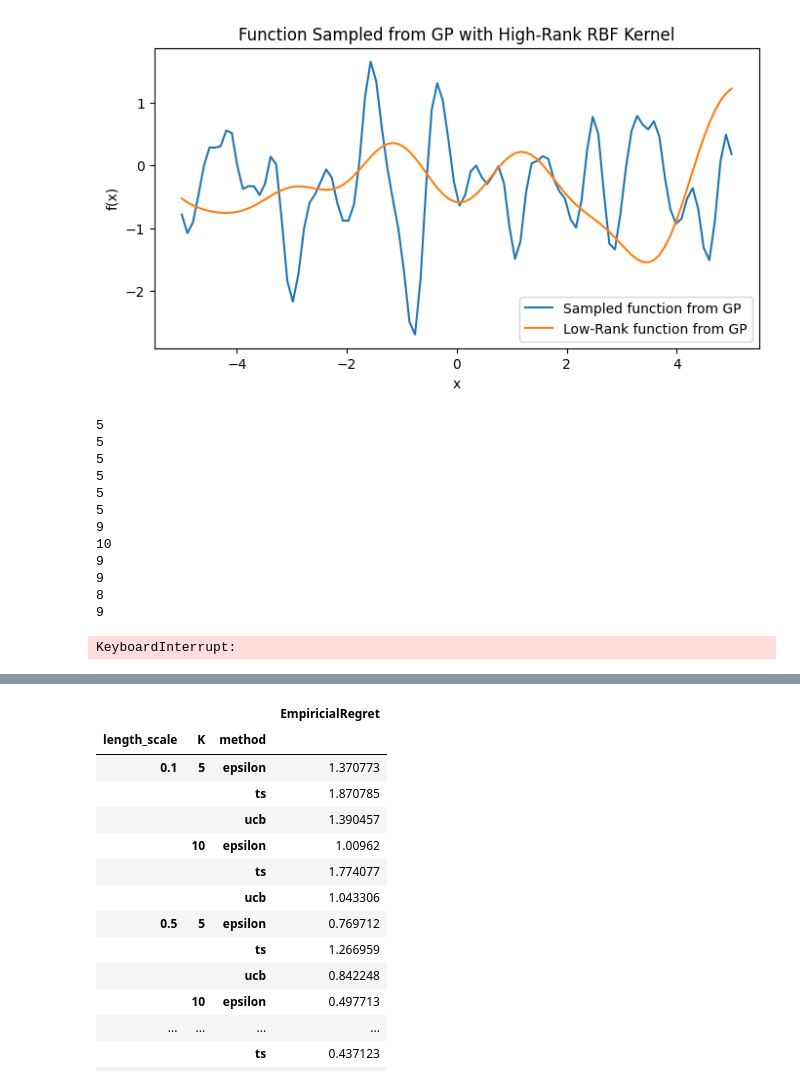
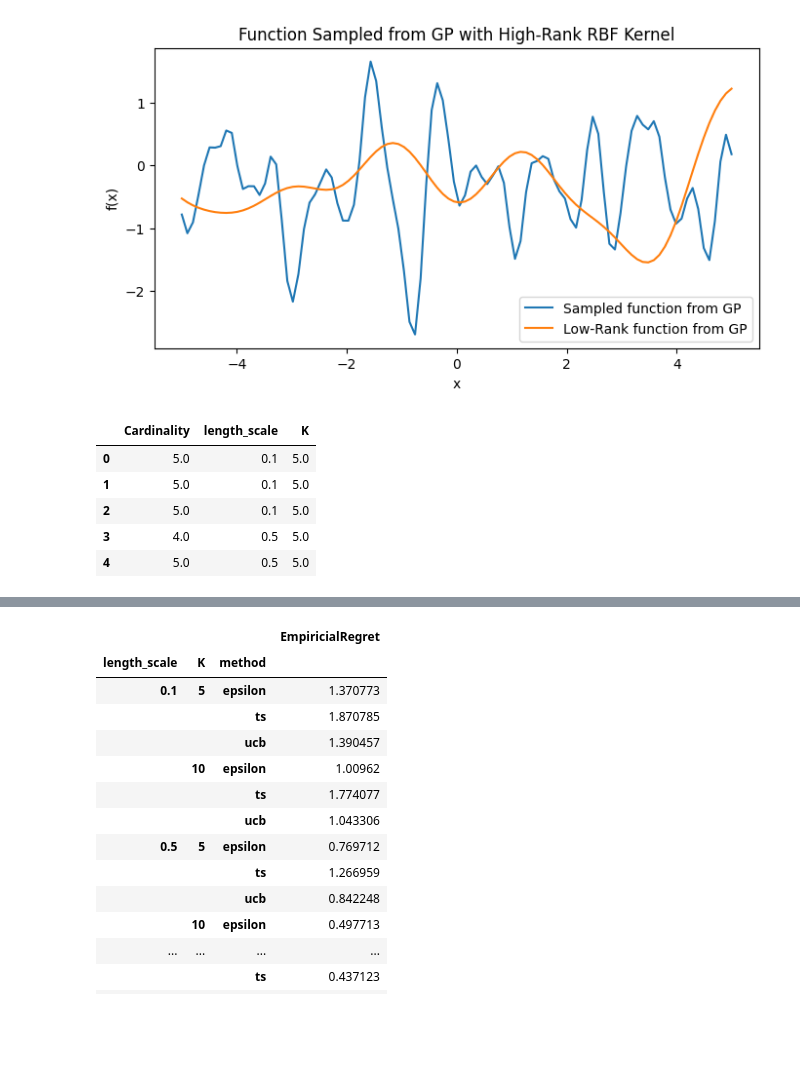
Before and after one commit to Quan-Zhou/MAB, a Jupyter notebook: RKHS.ipynb, the cells around one changed output, grey strips where cells are left out. Cells and saved outputs as stored; diff of their text form; code cells hidden in the pictures; blank space fills up the shorter version.

```diff
--- a/RKHS.ipynb
+++ b/RKHS.ipynb
@@ -133,6 +133,15 @@ class GPfunctions:
     #         mu[selected_actions] = f_samples[t,selected_actions]
     #         kernel_ts[selected_actions,selected_actions] += noise_var  # Update covariance matrix
     #     return selected_actions
+# %%
+cardinality
+# %% [output]
+|  | Cardinality | length_scale | K |
+| 0 | 5.0 | 0.1 | 5.0 |
+| 1 | 5.0 | 0.1 | 5.0 |
+| 2 | 5.0 | 0.1 | 5.0 |
+| 3 | 4.0 | 0.5 | 5.0 |
+| 4 | 5.0 | 0.5 | 5.0 |
 # %%
 report=pd.DataFrame(columns=['EmpiricialRegret','length_scale','K','method'])
 actionspace = np.random.choice(np.linspace(-5, 5, 10**5), 500, replace=False).reshape(-1, 1)
@@ -142,35 +151,21 @@ cardinality=pd.DataFrame(columns=['Cardinality','length_scale','K'])
 
 for K in [5,10]:
     for length_scale in length_range:
-        for ignore in range(3):
+        for ignore in range(10):
             fun=GPfunctions(K,length_scale,actionspace=actionspace)
             card=pd.Series({'Cardinality':len(fun.subset),'length_scale':length_scale,'K':K})
             cardinality = pd.concat([cardinality,card.to_frame().T], ignore_index=True)
 
             output=fun.test(fun.subset)
-            ucb=fun.test(fun.ucb_action_selection(N=2000))
+            ucb=fun.test(fun.ucb_action_selection(N=3000))
             ts=fun.test(fun.ts_action_selection(N=500))
             row=pd.Series({'EmpiricialRegret':output,'length_scale':length_scale,'K':K,'method':'epsilon'})
             row_ucb=pd.Series({'EmpiricialRegret':ucb,'length_scale':length_scale,'K':K,'method':'ucb'})
             row_ts=pd.Series({'EmpiricialRegret':ts,'length_scale':length_scale,'K':K,'method':'ts'})
             report = pd.concat([report,row.to_frame().T,row_ucb.to_frame().T,row_ts.to_frame().T], ignore_index=True)
 
-report.to_csv('/data/report.csv',index=None)
-cardinality.to_csv('/data/cardinality.csv',index=None)
+report.to_csv('report.csv',index=None)
+cardinality.to_csv('cardinality.csv',index=None)
-# %% [output]
-5
-5
-5
-5
-5
-5
-9
-10
-9
-9
-8
-9
-KeyboardInterrupt:
 # %%
 fig, axes = plt.subplots(1,2,figsize=(12, 5))  # (rows, cols)
 methods = ['epsilon','ts','ucb']
```
Also changed, not shown: parts of 1 cell of this notebook, 3 other files.
